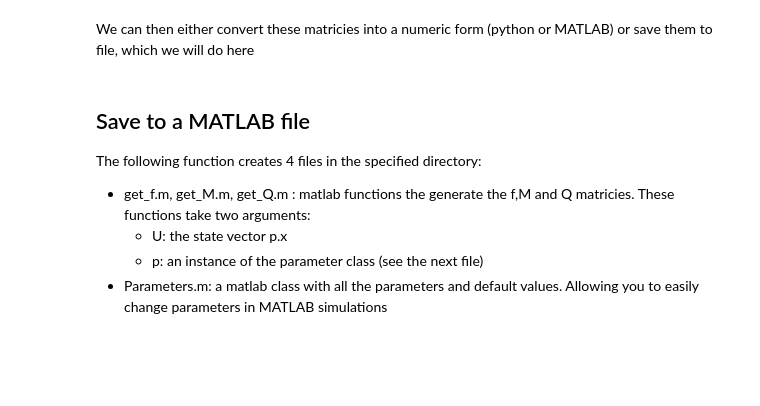
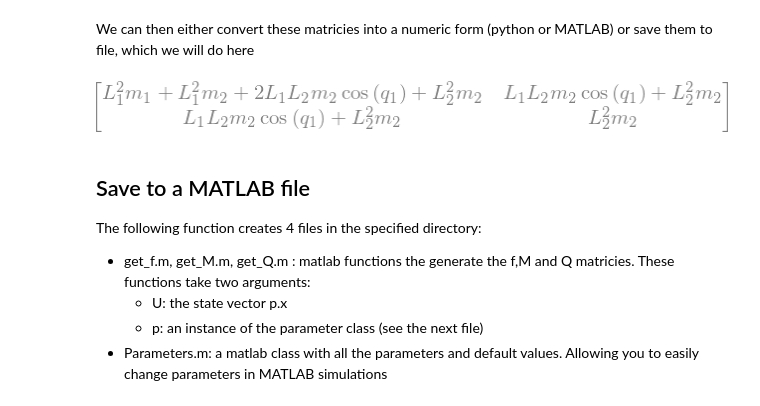
Before and after one commit to frasacchi/moyra, a Jupyter notebook: readme.ipynb, the cells around one changed output. Drawn from its saved outputs; the diff is of its cells as text; code cells hidden in the pictures; blank space fills up the shorter version.

```diff
--- a/readme.ipynb
+++ b/readme.ipynb
@@ -132,6 +132,10 @@ We can then either convert these matricies into a numeric form (python or MATLAB
 # save symbolic matrices to a python file, then load it again
 sm.to_file(p,'tmp_dp_eom.py')
 (sm,p) = ma.SymbolicModel.from_file('tmp_dp_eom.py')
+# %%
+sm_mini = sm.subs(0)
+# %% [output]
+[figure, added]
 # %% [markdown]
 ## Save to a MATLAB file
 The following function creates 4 files in the specified directory:
```
Also changed, not shown: parts of 2 cells of this notebook, 7 other files.
